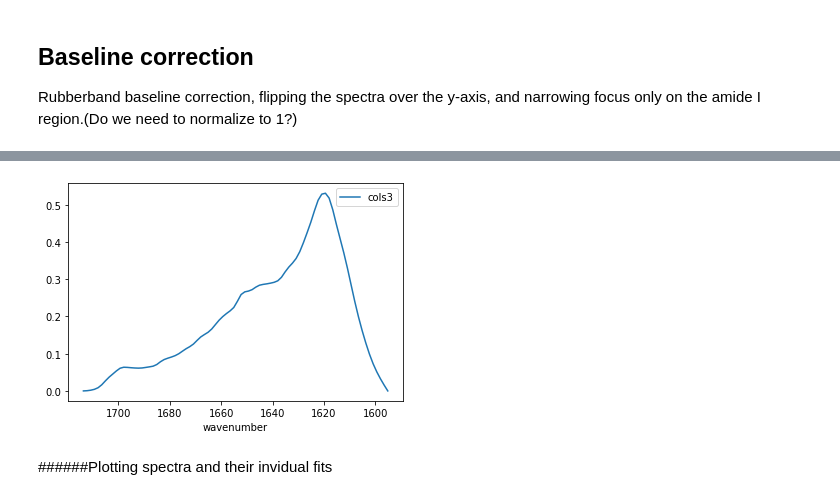
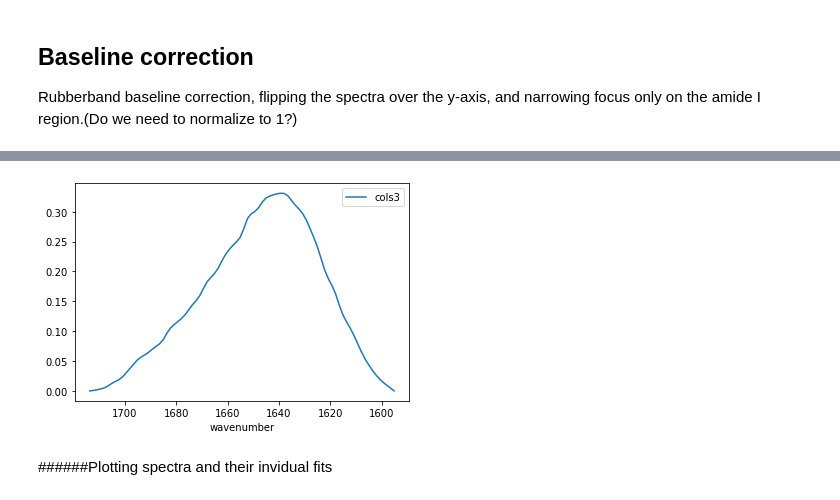
Before and after one commit to jroshk/FTIR_Mapping, a Jupyter notebook: scripts/JeffsFullFunctionScript.ipynb, the cells around one changed output, grey strips where cells are left out. Cells and saved outputs as stored; diff of their text form; code cells hidden in the pictures.

```diff
--- a/scripts/JeffsFullFunctionScript.ipynb
+++ b/scripts/JeffsFullFunctionScript.ipynb
@@ -252,6 +287,15 @@ from scipy.spatial import ConvexHull
 # %%
 #only show between 1715 and 1595
-corrected_beta_sheet = []
-for cols_ in beta_sheet_df.columns[1:]:
+blcorrectedAmideI = []
+# for cols_ in beta_sheet_df.columns[1:]:
+#     #print(str(cols_))
+#     blcorrectedAmideI.append(sd_baseline_correction(beta_sheet_df, cols=[cols_], flip=False, method='rubberband', bounds=(1715, 1595)))
+for cols_ in wnrawData_df.columns[1:]:
     #print(str(cols_))
-    corrected_beta_sheet.append(sd_baseline_correction(beta_sheet_df, cols=[cols_], flip=False, method='rubberband', bounds=(1715, 1595)))
+    blcorrectedAmideI.append(sd_baseline_correction(wnrawData_df, cols=[cols_], flip=False, method='rubberband', bounds=(1715, 1595)))
+
+print(rawData_df.columns)
+
+#newDF
+
+#print(column_headers)
@@ -258,4 +325,4 @@ for cols_ in beta_sheet_df.columns[1:]:
 # %%
-corrected_beta_sheet[2].plot.line(x='wavenumber', y=corrected_beta_sheet[2].columns[1]).invert_xaxis()
+blcorrectedAmideI[2].plot.line(x='wavenumber', y=blcorrectedAmideI[2].columns[1]).invert_xaxis()
 # %% [output]
-[figure, old version]
+[figure, new version]
```
Also changed, not shown: parts of 32 cells of this notebook.
